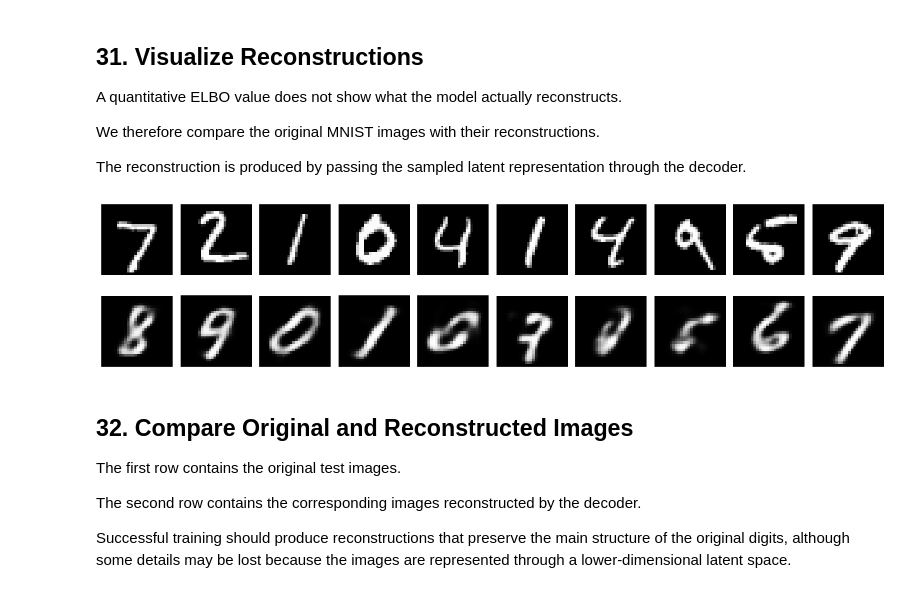
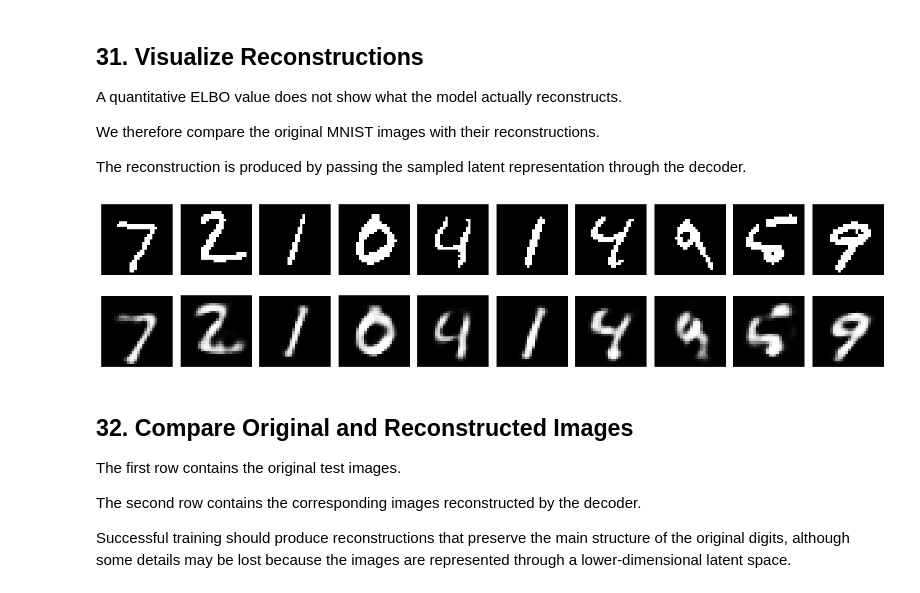
Before and after one commit to ArwaSaluji01/Auto-Encoding-Variational-Bayes, a Jupyter notebook: src/Auto_Encoding_Variational_Bayes.ipynb, the cells around one changed output. Cells and saved outputs as stored; diff of their text form; code cells hidden in the pictures.

```diff
--- a/src/Auto_Encoding_Variational_Bayes.ipynb
+++ b/src/Auto_Encoding_Variational_Bayes.ipynb
@@ -731,17 +789,35 @@ The resulting reconstructions will be evaluated visually in the next level.
 x_test_batch = next(iter(test_dataset))
 
 # Encode
-h = encoder(x_test_batch, training=False)
-mu = encoder_mu(h)
-log_var = encoder_log_var(h)
+h_test = encoder(
+    x_test_batch,
+    training=False
+)
+
+mu_test = encoder_mu(h_test)
+log_var_test = encoder_log_var(h_test)
 
 # Sample
-z = reparameterize(mu, log_var)
+z_test = reparameterize(
+    mu_test,
+    log_var_test
+)
 
-# Decode
-x_reconstructed = decoder(z, training=False)
+# Decode to logits
+x_test_reconstruction_logits = decoder(
+    z_test,
+    training=False
+)
 
-print("Input shape       :", x_test_batch.shape)
-print("Latent shape      :", z.shape)
-print("Reconstruction shape:", x_reconstructed.shape)
+# Convert logits to probabilities for visualization/MSE
+x_test_reconstruction = tf.sigmoid(
+    x_test_reconstruction_logits
+)
+
+print("Input shape          :", x_test_batch.shape)
+print("Latent shape         :", z_test.shape)
+print(
+    "Reconstruction shape :",
+    x_test_reconstruction.shape
+)
 # %% [output]
@@ -852,30 +971,34 @@ The reconstruction is produced by passing the sampled latent representation thro
 # %%
 n = 10
 
 plt.figure(figsize=(15, 4))
 
 for i in range(n):
 
     # Original
     plt.subplot(2, n, i + 1)
+
     plt.imshow(
         x_test_batch[i].numpy().reshape(28, 28),
         cmap="gray"
     )
+
     plt.axis("off")
 
-    # Reconstruction
+    # Correct reconstruction of the SAME batch
     plt.subplot(2, n, n + i + 1)
+
     plt.imshow(
-        x_reconstructed[i].numpy().reshape(28, 28),
+        x_test_reconstruction[i].numpy().reshape(28, 28),
         cmap="gray"
     )
+
     plt.axis("off")
 
 plt.tight_layout()
 plt.show()
 # %% [output]
-[figure, old version]
+[figure, new version]
 # %% [markdown]
 ## 32. Compare Original and Reconstructed Images
 
```
Also changed, not shown: parts of 99 cells of this notebook.
